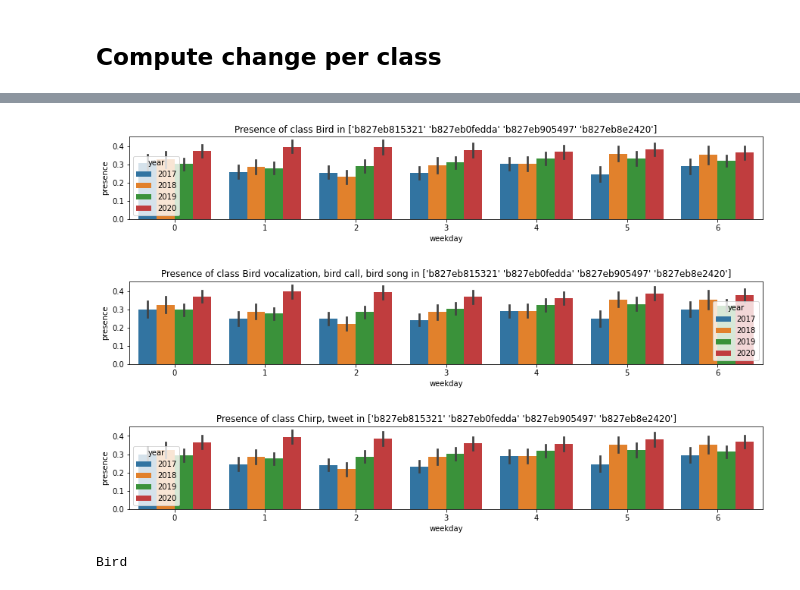
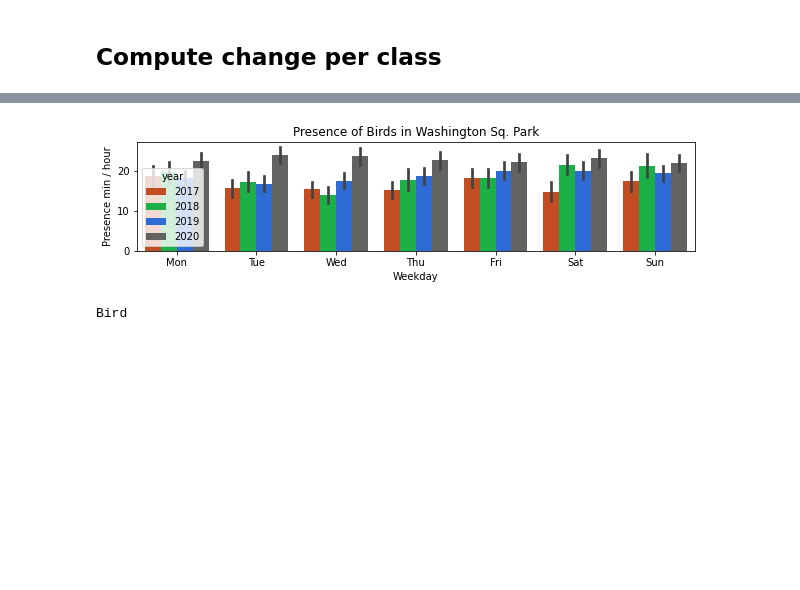
Before and after one commit to mt4426/Project, a Jupyter notebook: birds_analysis.ipynb, the cells around one changed output, grey strips where cells are left out. Drawn from its saved outputs; the diff is of its cells as text; code cells hidden in the pictures; blank space fills up the shorter version.

```diff
--- a/birds_analysis.ipynb
+++ b/birds_analysis.ipynb
@@ -291,0 +291,10 @@ for sound_class in df['sound_class'].unique():
+# %%
+# Create an array with the colors you want to use
+colorsBi= ["#de4007", "#04c93f", "#1364f0", "#63635f"]
+colorsSPL= ["#f75454", "#1efc91", "#4aa9f7", "#9a9c84"]
+#colorsSPL= ["#f54707", "#13f076", "#003cff", "#ffa200", '#13d168']
+# Set your custom color palette
+myBipalette_bar = sns.color_palette(colorsBi)
+mySPLpalette_bar = sns.color_palette(colorsSPL)
+myBipalette_line = sns.color_palette(colorsBi,as_cmap=True)
+mySPLpalette_line = sns.color_palette(colorsSPL,as_cmap=True)
@@ -346,16 +384,19 @@ for sound_class in df['sound_class'].unique():
 # %%
-for sound_class in df['sound_class'].unique():
+#for sound_class in df['sound_class'].unique():
 #     for year in _df['year'].unique():
-    _df_perclass = df[df['sound_class']==sound_class]
-    _df_perclass = compute_presence(_df_perclass, quick_ths)
-    plt.figure(figsize=(15,2))
-    sns.barplot(x="weekday", y="presence", hue="year", data=_df_perclass)
-    plt.title(f"Presence of class {sound_class} in {df['sensor_id'].unique()}")
-    plt.show()
+sound_class='Bird'
+_df_perclass = df[df['sound_class']==sound_class]
+_df_perclass = compute_presence(_df_perclass, quick_ths)
+_df_perclass['presence_min'] = _df_perclass['presence']*60
+plt.figure(figsize=(10,2))
+sns.barplot(x="weekday", y="presence_min", hue="year", data=_df_perclass,palette=myBipalette_bar)
+plt.title(f"Presence of Birds in Washington Sq. Park")
+plt.xlabel("Weekday")
+plt.ylabel("Presence min / hour")
+plt.xticks(np.arange(7),["Mon", "Tue", "Wed", "Thu", "Fri", "Sat", "Sun"])
+plt.show()
 # %% [output]
-[figure, old version]
+[figure, new version]
-[figure, removed]
-[figure, removed]
 # %%
 for sound_class in df['sound_class'].unique():
     print(sound_class)
```
Also changed, not shown: parts of 56 cells of this notebook.
